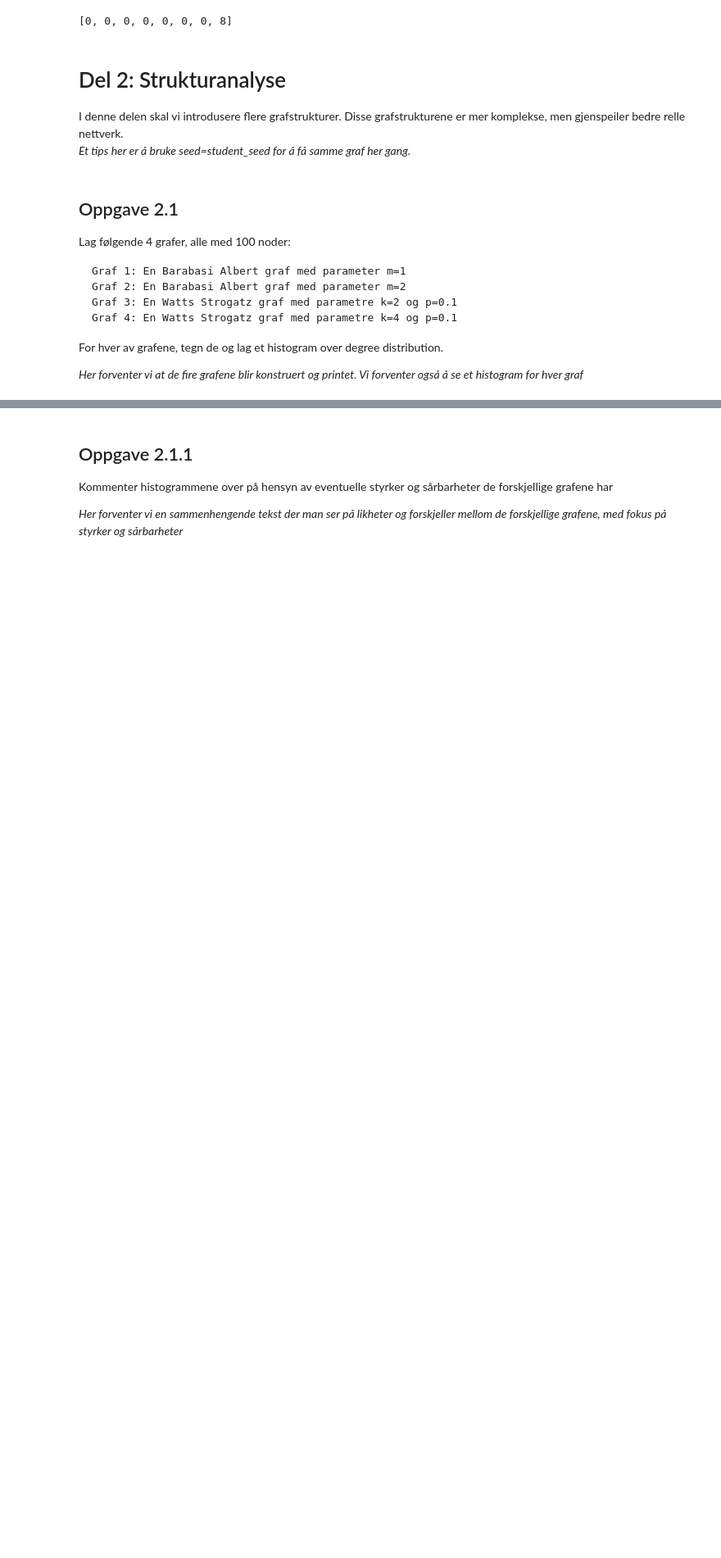
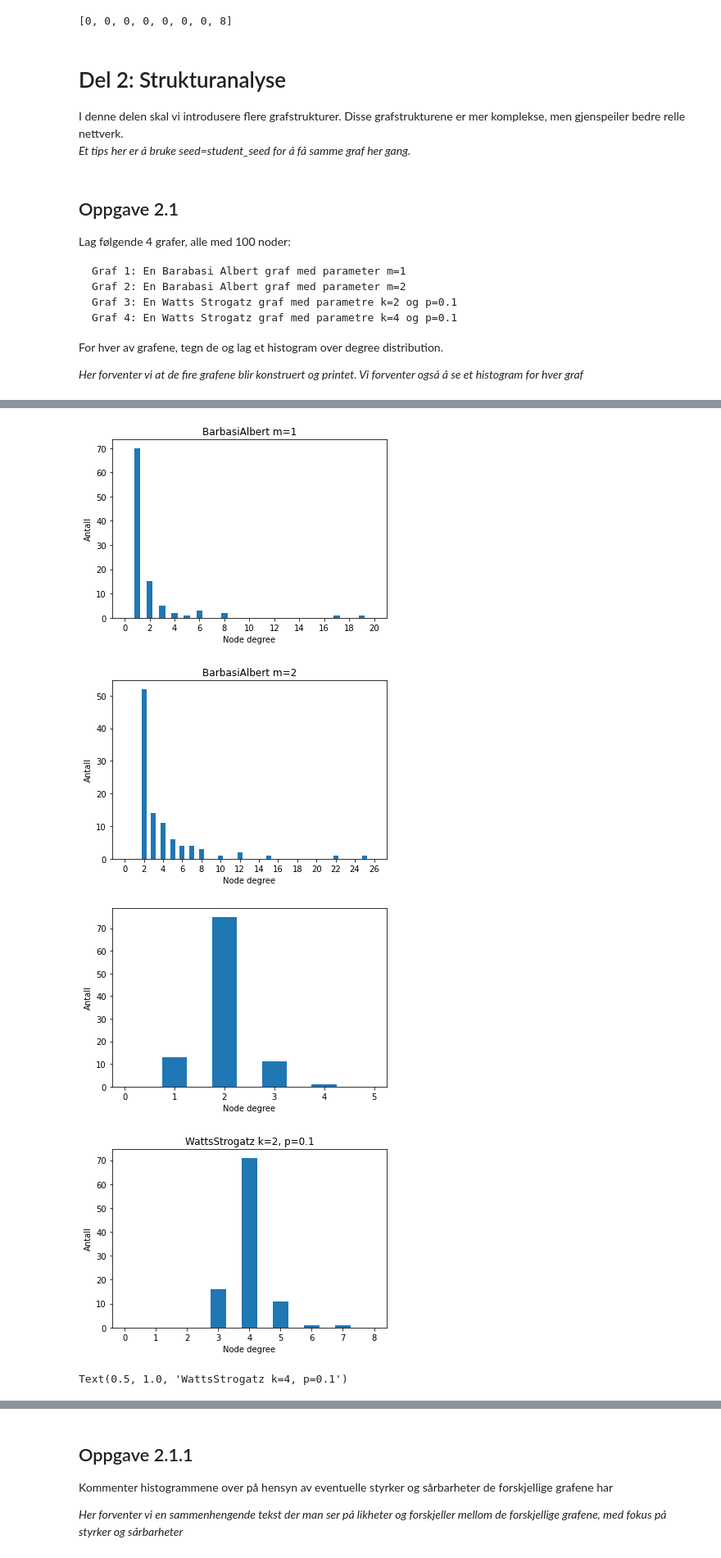
Before and after one commit to Eeaeau/TTM4185, a Jupyter notebook: Oving3-revidert-v1.ipynb, the cells around one changed output, grey strips where cells are left out. Shown at 82% size. Saved outputs shown, nothing was run; the diff lists cells and outputs as text; code cells hidden in the pictures; blank space fills up the shorter version.

```diff
--- a/Oving3-revidert-v1.ipynb
+++ b/Oving3-revidert-v1.ipynb
@@ -455,0 +357,18 @@ For hver av grafene, tegn de og lag et histogram over degree distribution.
+# %%
+plt.title('BarbasiAlbert m=1')
+g1.histogram()
+
+plt.title('BarbasiAlbert m=2')
+g2.histogram()
+
+plt.title('WattsStrogatz k=2, p=0.1')
+g3.histogram()
+
+plt.title('WattsStrogatz k=4, p=0.1')
+g4.histogram()
+# %% [output]
+[figure, added]
+[figure, added]
+[figure, added]
+[figure, added]
+Text(0.5, 1.0, 'WattsStrogatz k=4, p=0.1')
```
Also changed, not shown: parts of 5 cells of this notebook.
